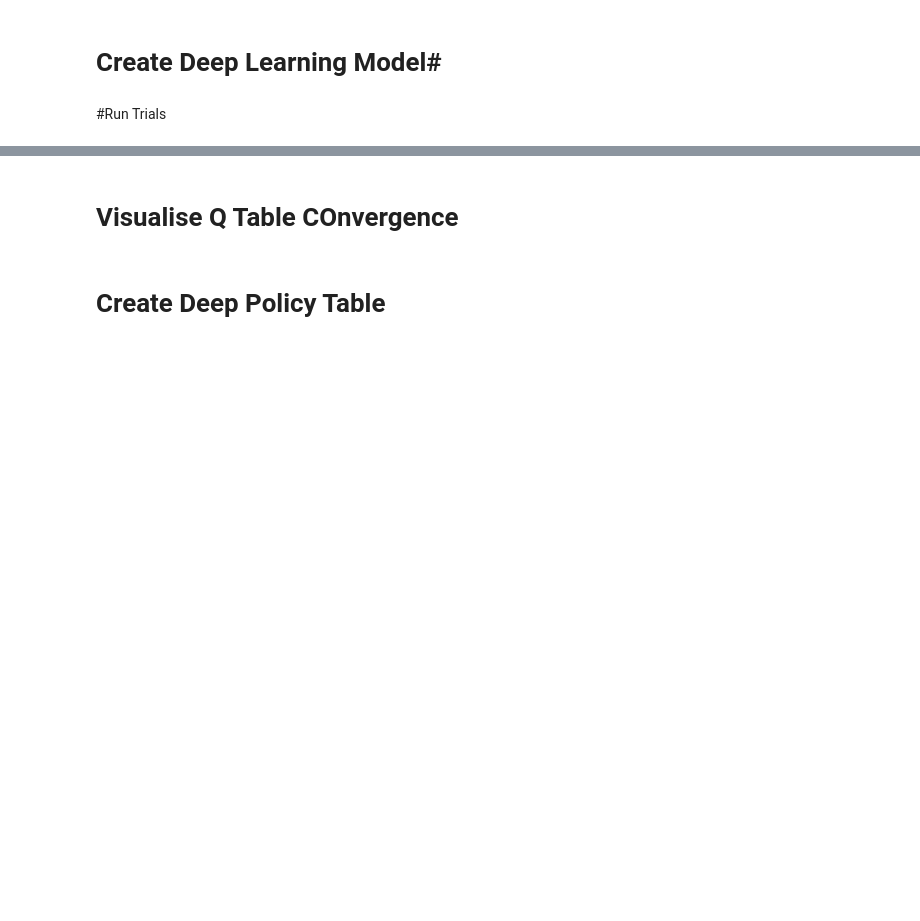
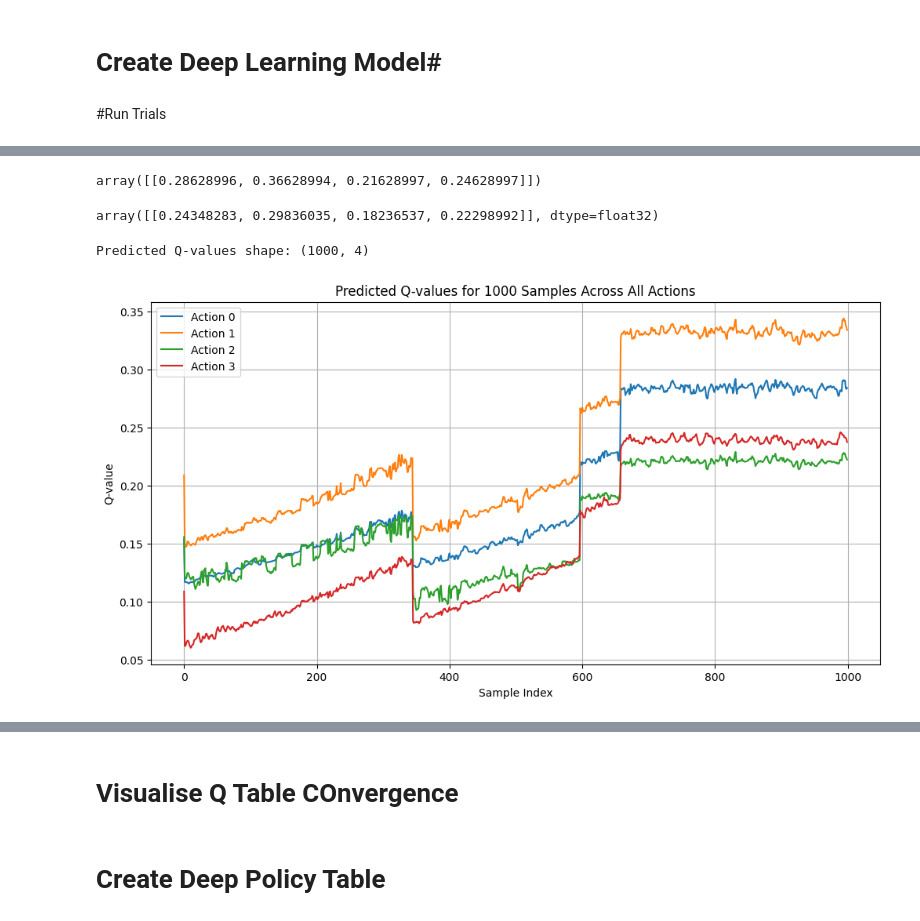
Before and after one commit to lozferatu/MSc-Project, a Jupyter notebook: final_code/lit101_only_deep_agent.ipynb, the cells around one changed output, grey strips where cells are left out. Saved outputs shown, nothing was run; the diff lists cells and outputs as text; code cells hidden in the pictures; blank space fills up the shorter version.

```diff
--- a/final_code/lit101_only_deep_agent.ipynb
+++ b/final_code/lit101_only_deep_agent.ipynb
@@ -598,0 +633,26 @@ init reached
+# %%
+action_rewards
+# %% [output]
+array([[0.28628996, 0.36628994, 0.21628997, 0.24628997]])
+# %%
+#dqn_model.train(state.reshape(1,22), action_rewards)
+
+# test with predict
+dqn_output = dqn_model.predict(state.reshape(1,22))
+dqn_output
+# %% [output]
+array([[0.24348283, 0.29836035, 0.18236537, 0.22298992]], dtype=float32)
+# %%
+# plot 100 sample windo
+num_samples = 1000
+num_features = data_array.shape[1]
+num_actions = dqn_model.action_size
+
+
+prediction_data = data_array[:num_samples].reshape(num_samples, num_features)
+
+# Predict Q-values with dqn
+predicted_q_values = dqn_model.predict(prediction_data)
+# %% [output]
+Predicted Q-values shape: (1000, 4)
+[figure, added]
```
Also changed, not shown: parts of 20 cells of this notebook, 46 other files.
